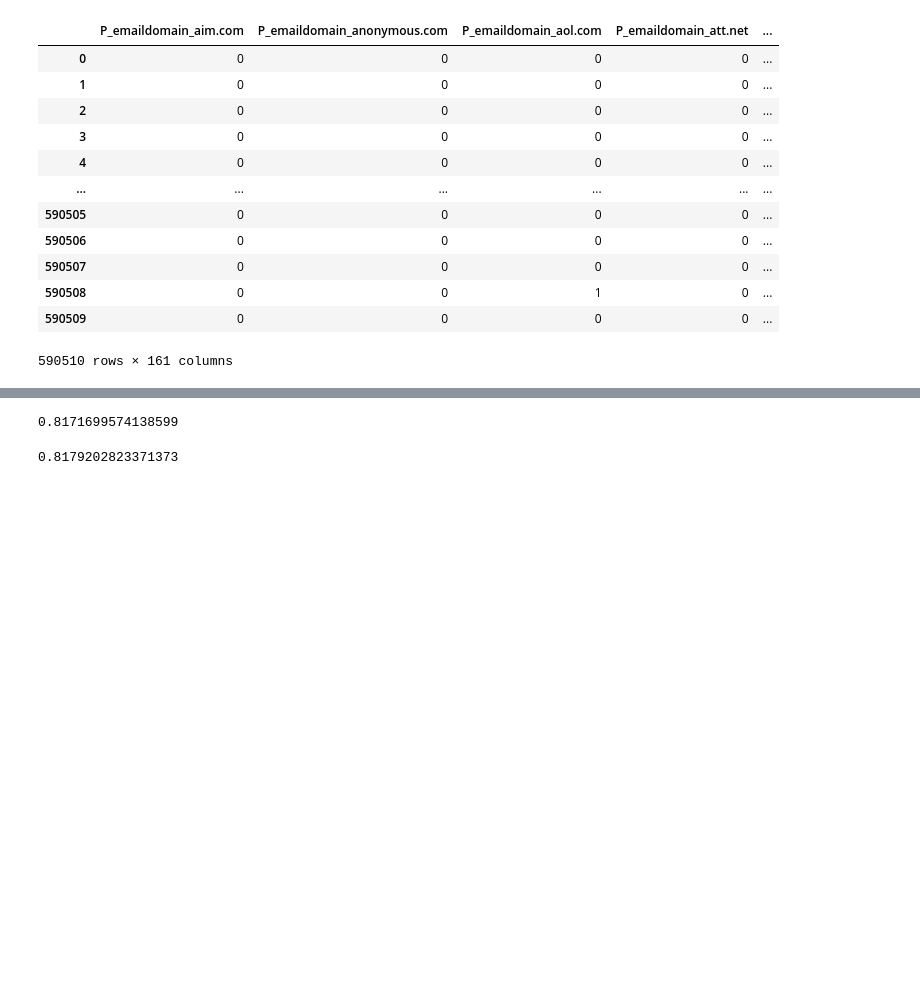
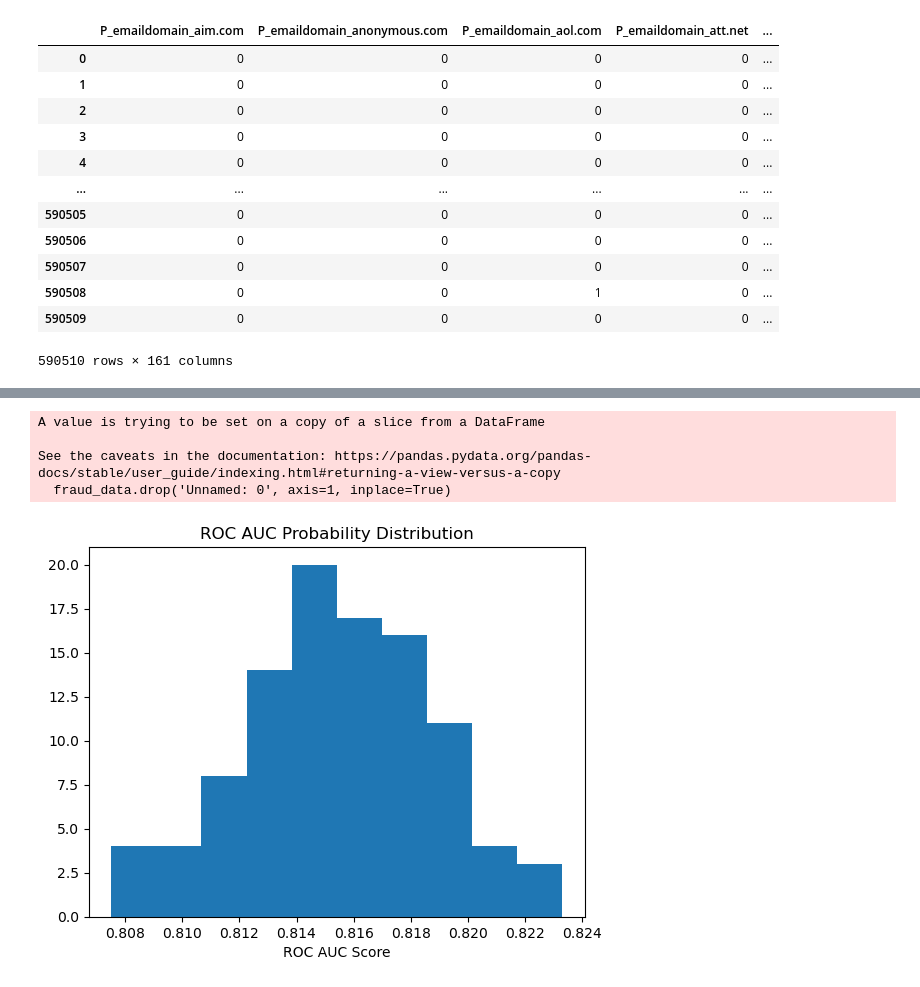
Before and after one commit to samyamaryal/IEEE-CIS, a Jupyter notebook: model-xgboost.ipynb, the cells around one changed output, grey strips where cells are left out. Saved outputs shown, nothing was run; the diff lists cells and outputs as text; code cells hidden in the pictures; blank space fills up the shorter version.

```diff
--- a/model-xgboost.ipynb
+++ b/model-xgboost.ipynb
@@ -111,0 +155,13 @@ dtest_clf = xgb.DMatrix(X_test, y_test, enable_categorical=True)
+# %%
+roc_score_list = []
+accuracy_list = []
+# %%
+non_fraud = df[df['isFraud_x']==0].sample(fraud_data.shape[0])
+sampled_df = pd.concat([fraud_data, non_fraud])
+sampled_X = sampled_df[features]
+sampled_y = sampled_df['isFraud_x']
+sampled_X_train, sampled_X_test, sampled_y_train, sampled_y_test = train_test_split(sampled_X, sampled_y)
+sampled_model.fit(sampled_X_train, sampled_y_train)
+sampled_pred = sampled_model.predict(sampled_X_test)
+roc_score_list.append(roc_auc_score(sampled_y_test, sampled_pred))
+accuracy_list.append(accuracy_score(sampled_y_test, sampled_pred))
@@ -211,8 +183,19 @@ accuracy = accuracy_score(sampled_y_test, sampled_pred)
-# %%
-accuracy
-# %% [output]
-0.8171699574138599
-# %%
-roc_score
-# %% [output]
-0.8179202823371373
+# %%
+fraud_data.drop('Unnamed: 0', axis=1, inplace=True)
+non_fraud.drop('Unnamed: 0', axis=1, inplace=True)
+# %% [output]
+A value is trying to be set on a copy of a slice from a DataFrame
+
+See the caveats in the documentation: https://pandas.pydata.org/pandas-docs/stable/user_guide/indexing.html#returning-a-view-versus-a-copy
+  fraud_data.drop('Unnamed: 0', axis=1, inplace=True)
+# %%
+for i in range(100):
+    non_fraud = df[df['isFraud_x']==0].sample(fraud_data.shape[0])
+    sampled_df = pd.concat([fraud_data, non_fraud])
+    sampled_X = sampled_df[features]
+    sampled_y = sampled_df['isFraud_x']
+    sampled_X_train, sampled_X_test, sampled_y_train, sampled_y_test = train_test_split(sampled_X, sampled_y)
+    sampled_model.fit(sampled_X_train, sampled_y_train)
+    sampled_pred = sampled_model.predict(sampled_X_test)
+    roc_score_list.append(roc_auc_score(sampled_y_test, sampled_pred))
+    accuracy_list.append(accuracy_score(sampled_y_test, sampled_pred))
@@ -218,0 +204,7 @@ roc_score
+# %%
+plt.hist(roc_score_list)
+plt.xlabel('ROC AUC Score')
+plt.title('ROC AUC Probability Distribution')
+plt.show()
+# %% [output]
+[figure, added]
```
Also changed, not shown: parts of 44 cells of this notebook.
